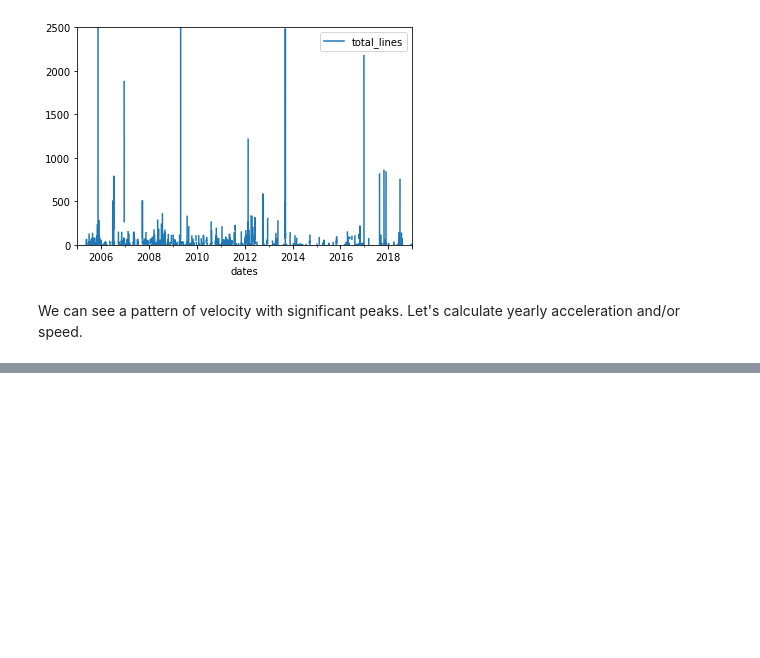
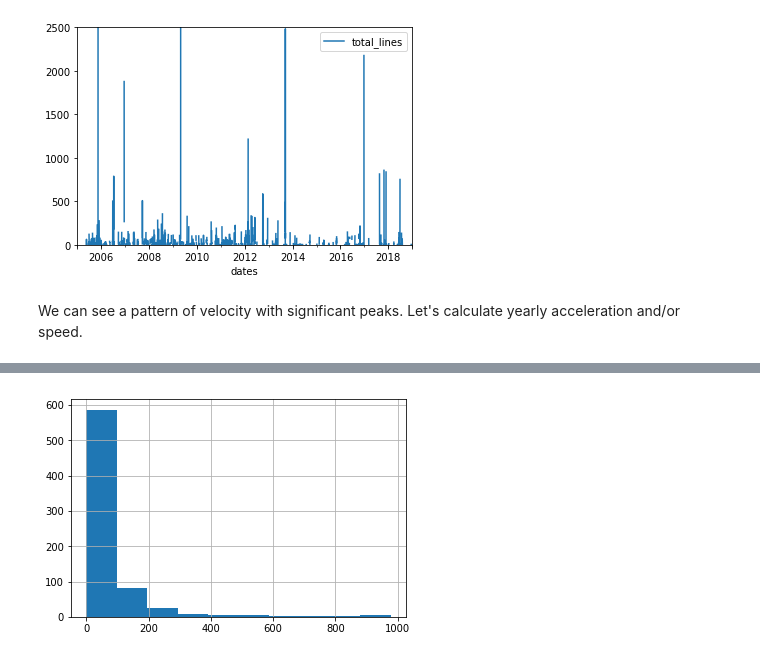
Before and after one commit to tbonza/EDS19, a Jupyter notebook: project/developer_velocity.ipynb, the cells around one changed output, grey strips where cells are left out. Saved outputs shown, nothing was run; the diff lists cells and outputs as text; code cells hidden in the pictures; blank space fills up the shorter version.

```diff
--- a/project/developer_velocity.ipynb
+++ b/project/developer_velocity.ipynb
@@ -240,0 +274,5 @@ calculate yearly acceleration and/or speed.
+# %%
+linuswk.total_lines[linuswk.total_lines < 1000].hist()
+plt.show()
+# %% [output]
+[figure, added]
```
Also changed, not shown: parts of 11 cells of this notebook.
